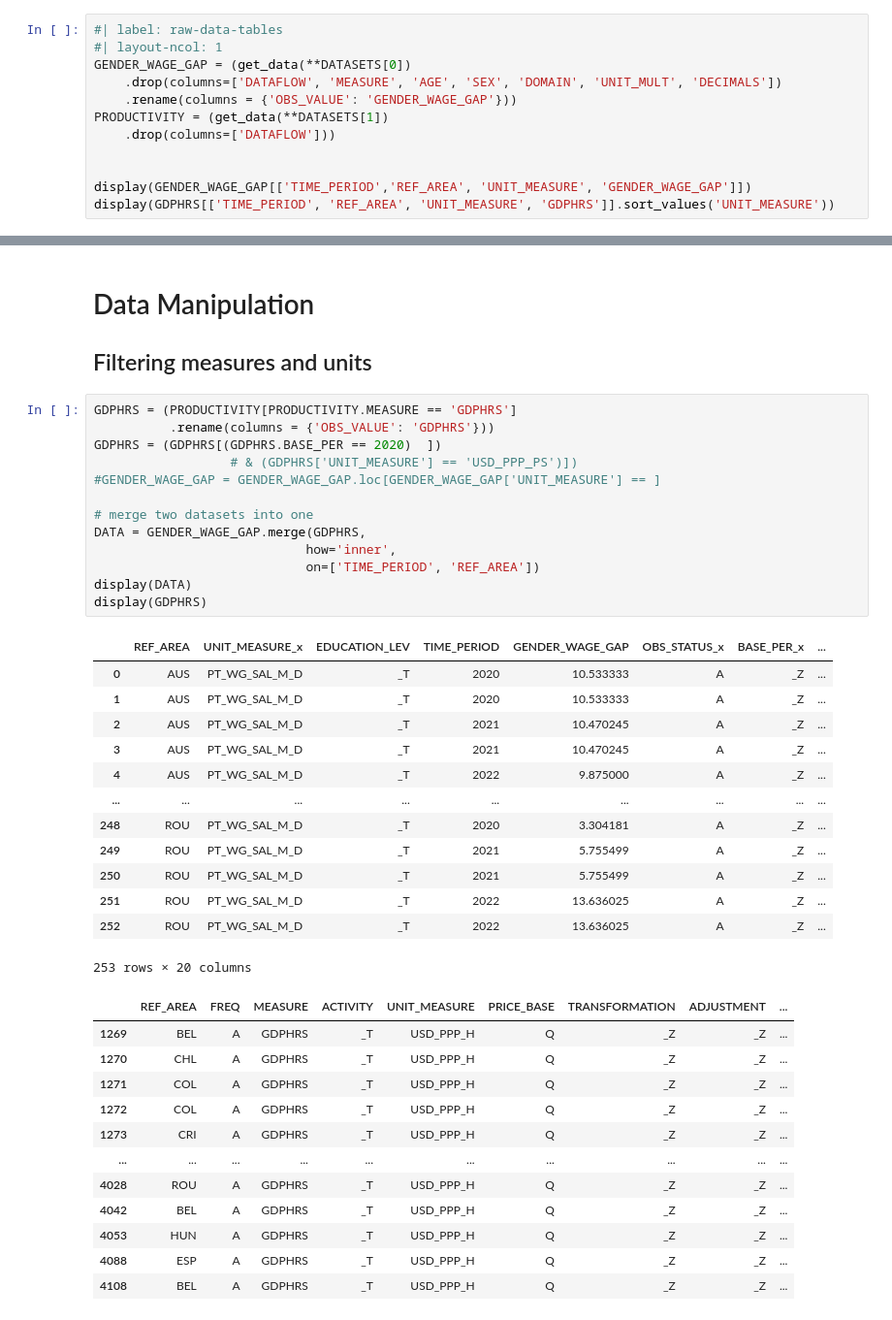
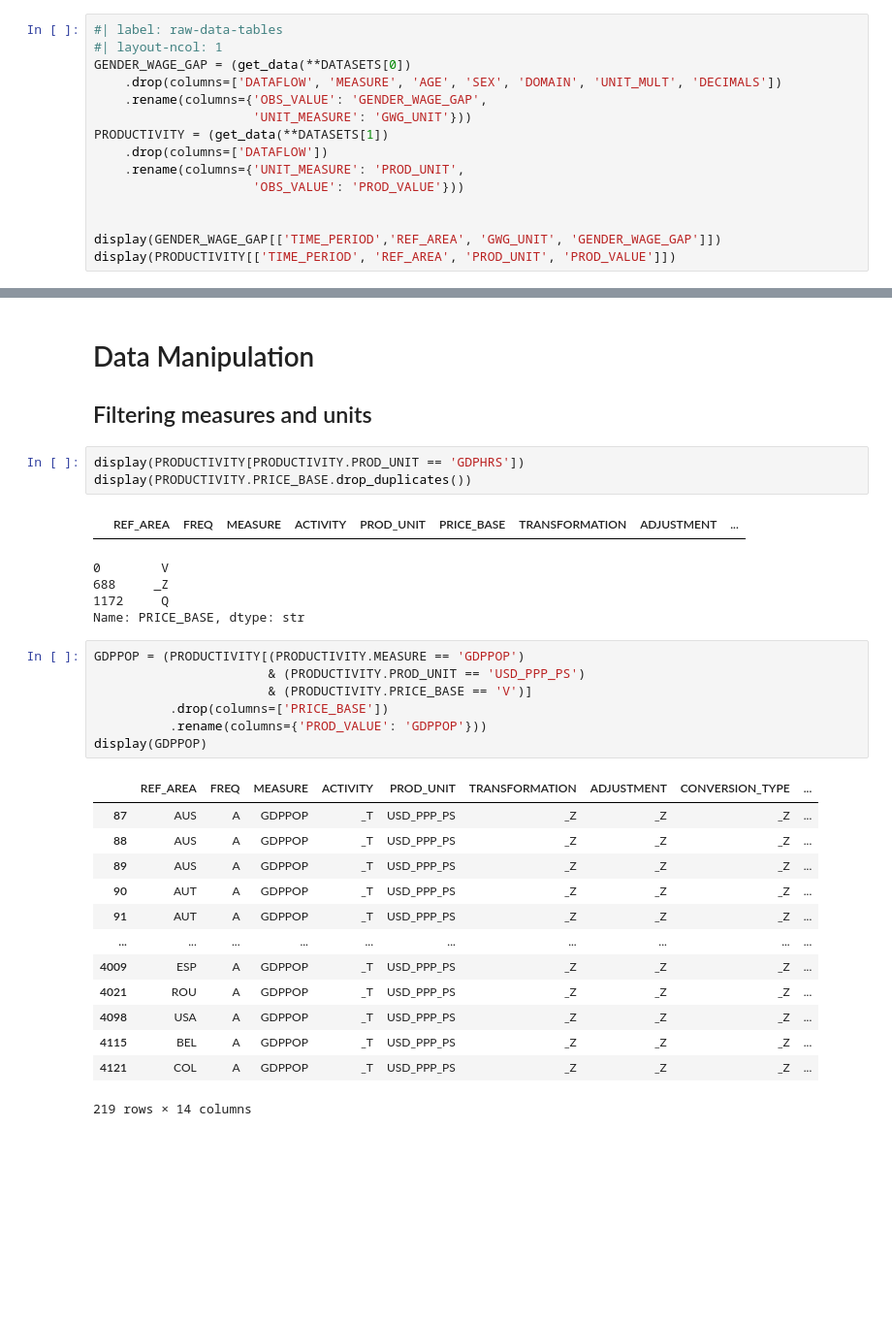
Before and after one commit to OsKaR31415/analyse_de_donnees_projet_1, a Jupyter notebook: report.ipynb, the cells around one changed output, grey strips where cells are left out. Shown at 97% size. Drawn from its saved outputs; the diff is of its cells as text; blank space fills up the shorter version.

```diff
--- a/report.ipynb
+++ b/report.ipynb
@@ -67,11 +68,14 @@ DATASETS = [
 #| layout-ncol: 1
 GENDER_WAGE_GAP = (get_data(**DATASETS[0])
     .drop(columns=['DATAFLOW', 'MEASURE', 'AGE', 'SEX', 'DOMAIN', 'UNIT_MULT', 'DECIMALS'])
-    .rename(columns = {'OBS_VALUE': 'GENDER_WAGE_GAP'}))
+    .rename(columns={'OBS_VALUE': 'GENDER_WAGE_GAP',
+                     'UNIT_MEASURE': 'GWG_UNIT'}))
 PRODUCTIVITY = (get_data(**DATASETS[1])
-    .drop(columns=['DATAFLOW']))
+    .drop(columns=['DATAFLOW'])
+    .rename(columns={'UNIT_MEASURE': 'PROD_UNIT',
+                     'OBS_VALUE': 'PROD_VALUE'}))
 
 
-display(GENDER_WAGE_GAP[['TIME_PERIOD','REF_AREA', 'UNIT_MEASURE', 'GENDER_WAGE_GAP']])
-display(GDPHRS[['TIME_PERIOD', 'REF_AREA', 'UNIT_MEASURE', 'GDPHRS']].sort_values('UNIT_MEASURE'))
+display(GENDER_WAGE_GAP[['TIME_PERIOD','REF_AREA', 'GWG_UNIT', 'GENDER_WAGE_GAP']])
+display(PRODUCTIVITY[['TIME_PERIOD', 'REF_AREA', 'PROD_UNIT', 'PROD_VALUE']])
 # %% [output]
@@ -104,42 +108,33 @@ display(GDPHRS[['TIME_PERIOD', 'REF_AREA', 'UNIT_MEASURE', 'GDPHRS']].sort_value
 # %% [markdown]
 # Data Manipulation
 ## Filtering measures and units
+# %%
+display(PRODUCTIVITY[PRODUCTIVITY.PROD_UNIT == 'GDPHRS'])
+display(PRODUCTIVITY.PRICE_BASE.drop_duplicates())
+# %% [output]
+|  | REF_AREA | FREQ | MEASURE | ACTIVITY | PROD_UNIT | PRICE_BASE | TRANSFORMATION | ADJUSTMENT | ... |
+0        V
+688     _Z
+1172     Q
+Name: PRICE_BASE, dtype: str
 # %%
-GDPHRS = (PRODUCTIVITY[PRODUCTIVITY.MEASURE == 'GDPHRS']
-          .rename(columns = {'OBS_VALUE': 'GDPHRS'}))
-GDPHRS = (GDPHRS[(GDPHRS.BASE_PER == 2020)  ])
-                  # & (GDPHRS['UNIT_MEASURE'] == 'USD_PPP_PS')])
-#GENDER_WAGE_GAP = GENDER_WAGE_GAP.loc[GENDER_WAGE_GAP['UNIT_MEASURE'] == ]
-
-# merge two datasets into one
-DATA = GENDER_WAGE_GAP.merge(GDPHRS,
-                            how='inner',
-                            on=['TIME_PERIOD', 'REF_AREA'])
-display(DATA)
-display(GDPHRS)
+GDPPOP = (PRODUCTIVITY[(PRODUCTIVITY.MEASURE == 'GDPPOP')
+                       & (PRODUCTIVITY.PROD_UNIT == 'USD_PPP_PS')
+                       & (PRODUCTIVITY.PRICE_BASE == 'V')]
+          .drop(columns=['PRICE_BASE'])
+          .rename(columns={'PROD_VALUE': 'GDPPOP'}))
+display(GDPPOP)
 # %% [output]
-|  | REF_AREA | UNIT_MEASURE_x | EDUCATION_LEV | TIME_PERIOD | GENDER_WAGE_GAP | OBS_STATUS_x | BASE_PER_x | ... |
-| 0 | AUS | PT_WG_SAL_M_D | _T | 2020 | 10.533333 | A | _Z | ... |
-| 1 | AUS | PT_WG_SAL_M_D | _T | 2020 | 10.533333 | A | _Z | ... |
-| 2 | AUS | PT_WG_SAL_M_D | _T | 2021 | 10.470245 | A | _Z | ... |
-| 3 | AUS | PT_WG_SAL_M_D | _T | 2021 | 10.470245 | A | _Z | ... |
-| 4 | AUS | PT_WG_SAL_M_D | _T | 2022 | 9.875000 | A | _Z | ... |
-| ... | ... | ... | ... | ... | ... | ... | ... | ... |
-| 248 | ROU | PT_WG_SAL_M_D | _T | 2020 | 3.304181 | A | _Z | ... |
-| 249 | ROU | PT_WG_SAL_M_D | _T | 2021 | 5.755499 | A | _Z | ... |
-| 250 | ROU | PT_WG_SAL_M_D | _T | 2021 | 5.755499 | A | _Z | ... |
-| 251 | ROU | PT_WG_SAL_M_D | _T | 2022 | 13.636025 | A | _Z | ... |
-| 252 | ROU | PT_WG_SAL_M_D | _T | 2022 | 13.636025 | A | _Z | ... |
+|  | REF_AREA | FREQ | MEASURE | ACTIVITY | PROD_UNIT | TRANSFORMATION | ADJUSTMENT | CONVERSION_TYPE | ... |
+| 87 | AUS | A | GDPPOP | _T | USD_PPP_PS | _Z | _Z | _Z | ... |
+| 88 | AUS | A | GDPPOP | _T | USD_PPP_PS | _Z | _Z | _Z | ... |
+| 89 | AUS | A | GDPPOP | _T | USD_PPP_PS | _Z | _Z | _Z | ... |
+| 90 | AUT | A | GDPPOP | _T | USD_PPP_PS | _Z | _Z | _Z | ... |
+| 91 | AUT | A | GDPPOP | _T | USD_PPP_PS | _Z | _Z | _Z | ... |
+| ... | ... | ... | ... | ... | ... | ... | ... | ... | ... |
+| 4009 | ESP | A | GDPPOP | _T | USD_PPP_PS | _Z | _Z | _Z | ... |
+| 4021 | ROU | A | GDPPOP | _T | USD_PPP_PS | _Z | _Z | _Z | ... |
+| 4098 | USA | A | GDPPOP | _T | USD_PPP_PS | _Z | _Z | _Z | ... |
+| 4115 | BEL | A | GDPPOP | _T | USD_PPP_PS | _Z | _Z | _Z | ... |
+| 4121 | COL | A | GDPPOP | _T | USD_PPP_PS | _Z | _Z | _Z | ... |
-253 rows × 20 columns
+219 rows × 14 columns
-|  | REF_AREA | FREQ | MEASURE | ACTIVITY | UNIT_MEASURE | PRICE_BASE | TRANSFORMATION | ADJUSTMENT | ... |
-| 1269 | BEL | A | GDPHRS | _T | USD_PPP_H | Q | _Z | _Z | ... |
-| 1270 | CHL | A | GDPHRS | _T | USD_PPP_H | Q | _Z | _Z | ... |
-| 1271 | COL | A | GDPHRS | _T | USD_PPP_H | Q | _Z | _Z | ... |
-| 1272 | COL | A | GDPHRS | _T | USD_PPP_H | Q | _Z | _Z | ... |
-| 1273 | CRI | A | GDPHRS | _T | USD_PPP_H | Q | _Z | _Z | ... |
-| ... | ... | ... | ... | ... | ... | ... | ... | ... | ... |
-| 4028 | ROU | A | GDPHRS | _T | USD_PPP_H | Q | _Z | _Z | ... |
-| 4042 | BEL | A | GDPHRS | _T | USD_PPP_H | Q | _Z | _Z | ... |
-| 4053 | HUN | A | GDPHRS | _T | USD_PPP_H | Q | _Z | _Z | ... |
-| 4088 | ESP | A | GDPHRS | _T | USD_PPP_H | Q | _Z | _Z | ... |
-| 4108 | BEL | A | GDPHRS | _T | USD_PPP_H | Q | _Z | _Z | ... |
```
Also changed, not shown: parts of 11 cells of this notebook.
